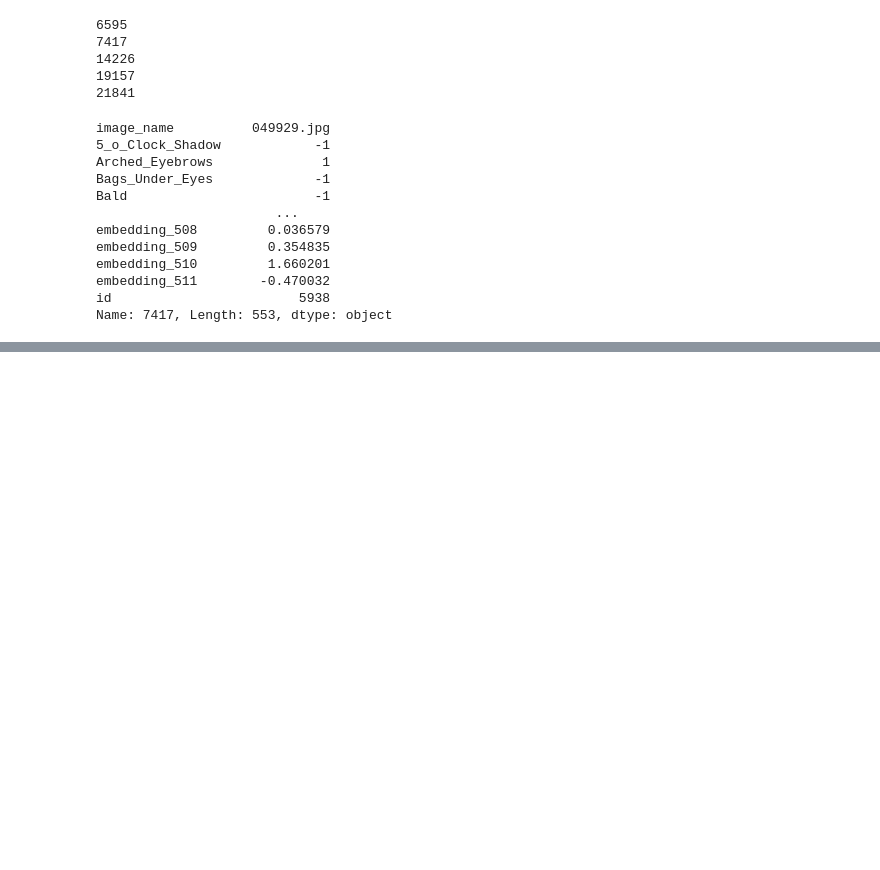
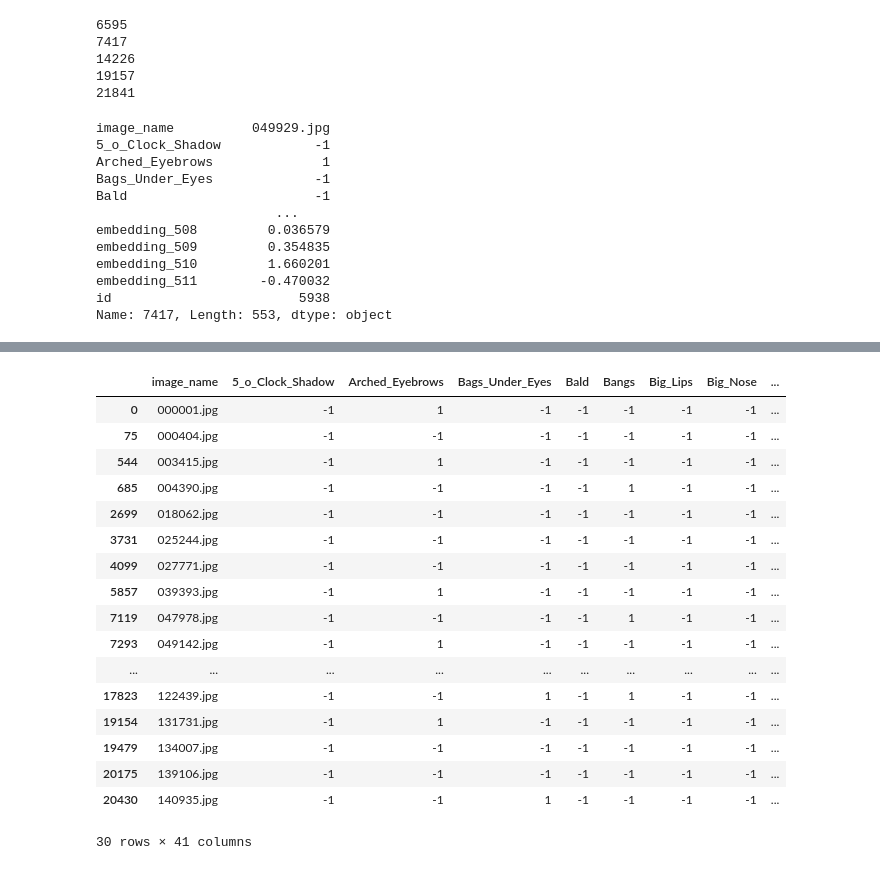
Before and after one commit to Pietro-Gavazzi/info-visualisation, a Jupyter notebook: data_explo.ipynb, the cells around one changed output, grey strips where cells are left out. Drawn from its saved outputs; the diff is of its cells as text; code cells hidden in the pictures; blank space fills up the shorter version.

```diff
--- a/data_explo.ipynb
+++ b/data_explo.ipynb
@@ -170,0 +215,21 @@ Name: 7417, Length: 553, dtype: object
+# %%
+buffalo_l_label[buffalo_l['id']==2880]
+# %% [output]
+|  | image_name | 5_o_Clock_Shadow | Arched_Eyebrows | Bags_Under_Eyes | Bald | Bangs | Big_Lips | Big_Nose | ... |
+| 0 | 000001.jpg | -1 | 1 | -1 | -1 | -1 | -1 | -1 | ... |
+| 75 | 000404.jpg | -1 | -1 | -1 | -1 | -1 | -1 | -1 | ... |
+| 544 | 003415.jpg | -1 | 1 | -1 | -1 | -1 | -1 | -1 | ... |
+| 685 | 004390.jpg | -1 | -1 | -1 | -1 | 1 | -1 | -1 | ... |
+| 2699 | 018062.jpg | -1 | -1 | -1 | -1 | -1 | -1 | -1 | ... |
+| 3731 | 025244.jpg | -1 | -1 | -1 | -1 | -1 | -1 | -1 | ... |
+| 4099 | 027771.jpg | -1 | -1 | -1 | -1 | -1 | -1 | -1 | ... |
+| 5857 | 039393.jpg | -1 | 1 | -1 | -1 | -1 | -1 | -1 | ... |
+| 7119 | 047978.jpg | -1 | -1 | -1 | -1 | 1 | -1 | -1 | ... |
+| 7293 | 049142.jpg | -1 | 1 | -1 | -1 | -1 | -1 | -1 | ... |
+| ... | ... | ... | ... | ... | ... | ... | ... | ... | ... |
+| 17823 | 122439.jpg | -1 | -1 | 1 | -1 | 1 | -1 | -1 | ... |
+| 19154 | 131731.jpg | -1 | 1 | -1 | -1 | -1 | -1 | -1 | ... |
+| 19479 | 134007.jpg | -1 | -1 | -1 | -1 | -1 | -1 | -1 | ... |
+| 20175 | 139106.jpg | -1 | -1 | -1 | -1 | -1 | -1 | -1 | ... |
+| 20430 | 140935.jpg | -1 | -1 | 1 | -1 | -1 | -1 | -1 | ... |
+30 rows × 41 columns
```
Also changed, not shown: parts of 5 cells of this notebook.
